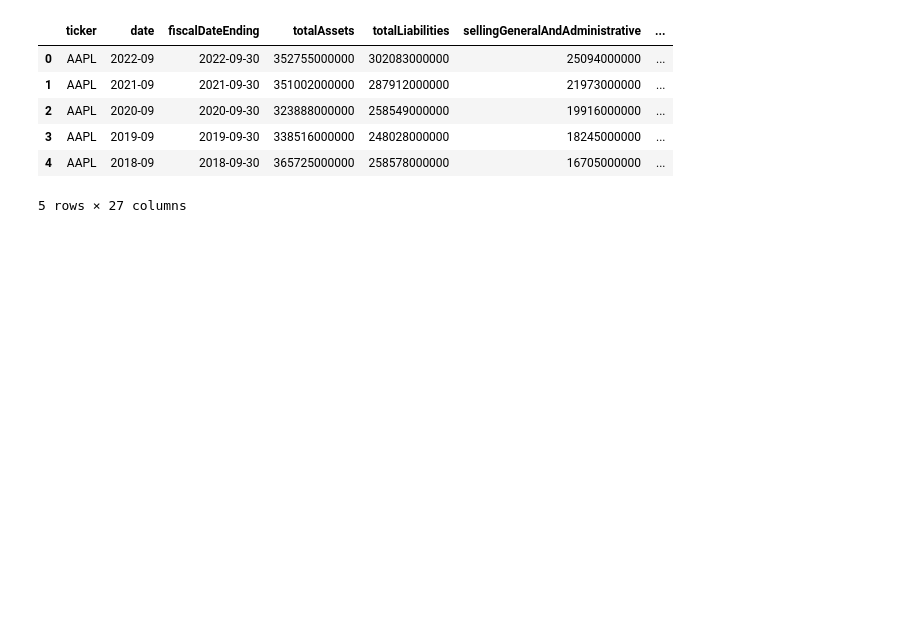
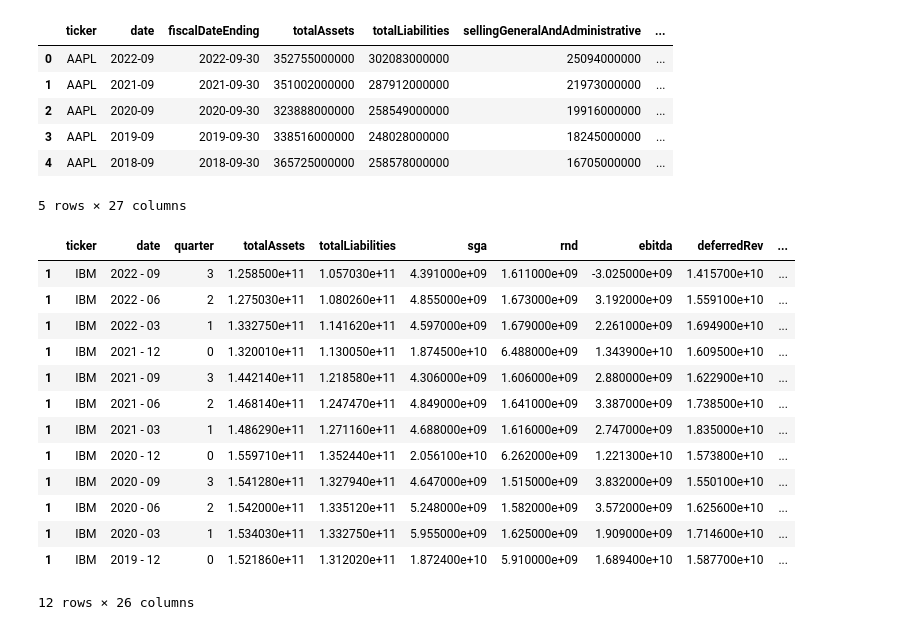
Before and after one commit to Aleengelstajn/Financial-APIs-Comparison-Python, a Jupyter notebook: API_downloads/Merge.ipynb, the cells around one changed output. Cells and saved outputs as stored; diff of their text form; code cells hidden in the pictures; blank space fills up the shorter version.

```diff
--- a/API_downloads/Merge.ipynb
+++ b/API_downloads/Merge.ipynb
@@ -152,0 +212,17 @@ alpha_vantage('AAPL')
+# %%
+tiingo('IBM')
+# %% [output]
+|  | ticker | date | quarter | totalAssets | totalLiabilities | sga | rnd | ebitda | deferredRev | ... |
+| 1 | IBM | 2022 - 09 | 3 | 1.258500e+11 | 1.057030e+11 | 4.391000e+09 | 1.611000e+09 | -3.025000e+09 | 1.415700e+10 | ... |
+| 1 | IBM | 2022 - 06 | 2 | 1.275030e+11 | 1.080260e+11 | 4.855000e+09 | 1.673000e+09 | 3.192000e+09 | 1.559100e+10 | ... |
+| 1 | IBM | 2022 - 03 | 1 | 1.332750e+11 | 1.141620e+11 | 4.597000e+09 | 1.679000e+09 | 2.261000e+09 | 1.694900e+10 | ... |
+| 1 | IBM | 2021 - 12 | 0 | 1.320010e+11 | 1.130050e+11 | 1.874500e+10 | 6.488000e+09 | 1.343900e+10 | 1.609500e+10 | ... |
+| 1 | IBM | 2021 - 09 | 3 | 1.442140e+11 | 1.218580e+11 | 4.306000e+09 | 1.606000e+09 | 2.880000e+09 | 1.622900e+10 | ... |
+| 1 | IBM | 2021 - 06 | 2 | 1.468140e+11 | 1.247470e+11 | 4.849000e+09 | 1.641000e+09 | 3.387000e+09 | 1.738500e+10 | ... |
+| 1 | IBM | 2021 - 03 | 1 | 1.486290e+11 | 1.271160e+11 | 4.688000e+09 | 1.616000e+09 | 2.747000e+09 | 1.835000e+10 | ... |
+| 1 | IBM | 2020 - 12 | 0 | 1.559710e+11 | 1.352440e+11 | 2.056100e+10 | 6.262000e+09 | 1.221300e+10 | 1.573800e+10 | ... |
+| 1 | IBM | 2020 - 09 | 3 | 1.541280e+11 | 1.327940e+11 | 4.647000e+09 | 1.515000e+09 | 3.832000e+09 | 1.550100e+10 | ... |
+| 1 | IBM | 2020 - 06 | 2 | 1.542000e+11 | 1.335120e+11 | 5.248000e+09 | 1.582000e+09 | 3.572000e+09 | 1.625600e+10 | ... |
+| 1 | IBM | 2020 - 03 | 1 | 1.534030e+11 | 1.332750e+11 | 5.955000e+09 | 1.625000e+09 | 1.909000e+09 | 1.714600e+10 | ... |
+| 1 | IBM | 2019 - 12 | 0 | 1.521860e+11 | 1.312020e+11 | 1.872400e+10 | 5.910000e+09 | 1.689400e+10 | 1.587700e+10 | ... |
+12 rows × 26 columns
```
Also changed, not shown: parts of 6 cells of this notebook, 7 other files.
